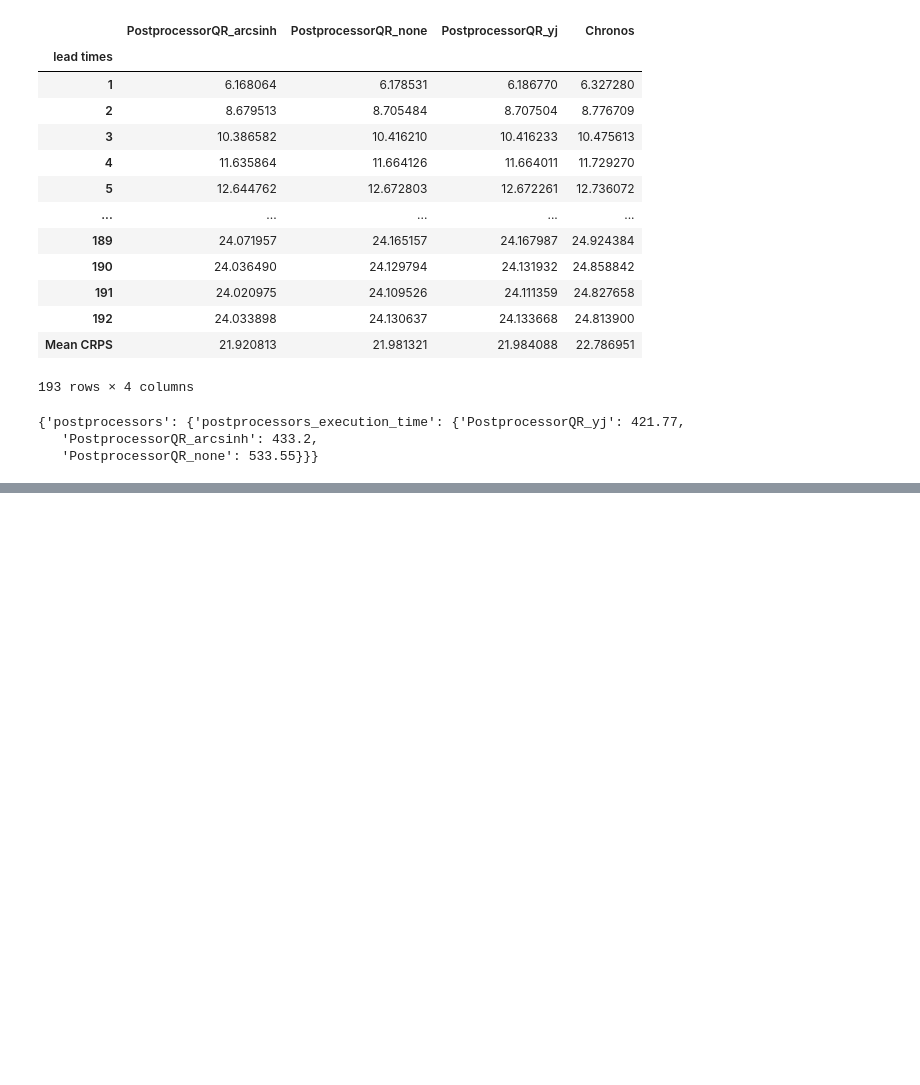
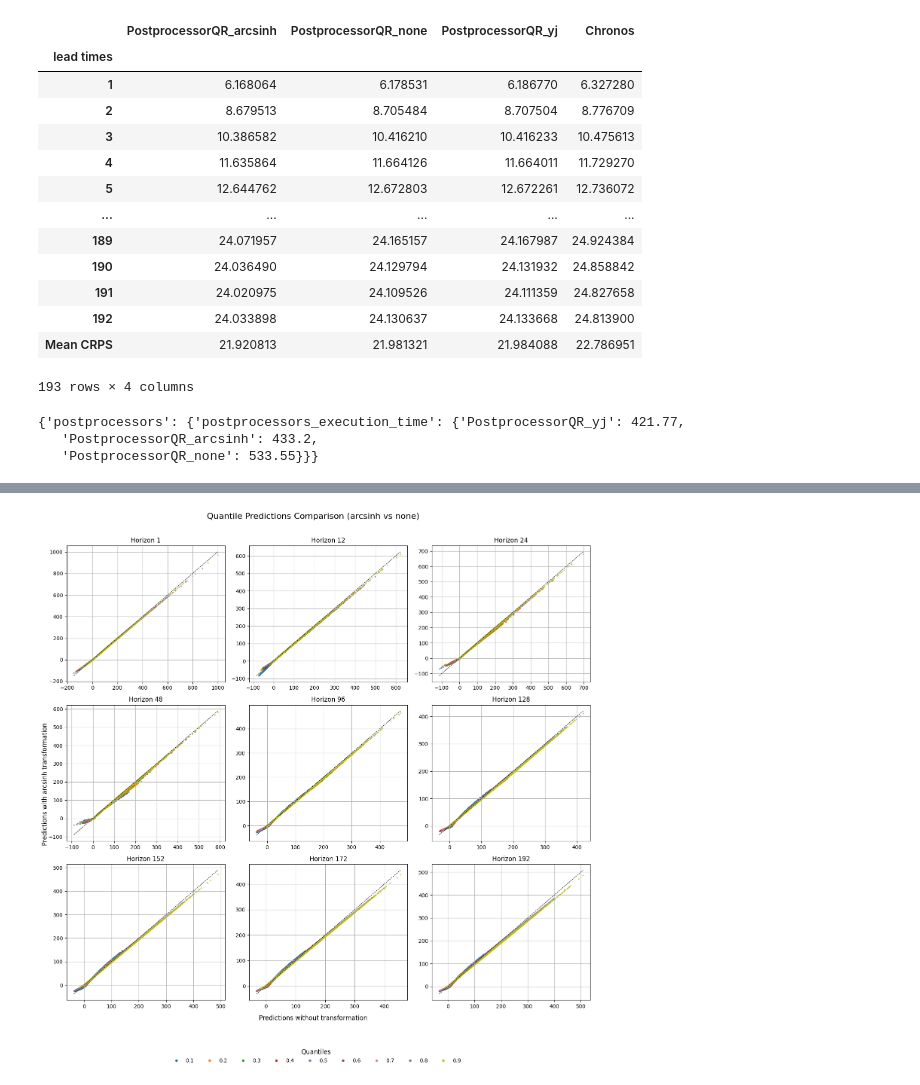
Before and after one commit to LouisSko/master-thesis, a Jupyter notebook: archive/transformation_methods.ipynb, the cells around one changed output, grey strips where cells are left out. Saved outputs shown, nothing was run; the diff lists cells and outputs as text; code cells hidden in the pictures; blank space fills up the shorter version.

Commit message:
Add scatter plot comparing predictions with different transformations

```diff
--- a/archive/transformation_methods.ipynb
+++ b/archive/transformation_methods.ipynb
@@ -523,0 +543,2 @@ results2[1]
+# %%
+preds = load_predictions("/Users/louisskowronek/Documents/thesis/master-thesis/results/tests/transformations-QR/wholesale-prices/chronos-zero-shot/backtest")
@@ -523,0 +559,62 @@ results2[1]
+# %%
+import matplotlib.pyplot as plt
+import numpy as np
+import matplotlib.cm as cm
+
+quantiles = np.round(np.arange(0.1, 1.0, 0.1), 2)
+forecast_horizons = [1, 12, 24, 48, 96, 128, 152, 172, 192]
+
+# Create a color map with 9 distinct colors
+prop_cycle = plt.rcParams['axes.prop_cycle']
+colors = [c['color'] for c in prop_cycle][:len(quantiles)]
+
+fig, axes = plt.subplots(3, 3, figsize=(15, 15))
+axes = axes.flatten()
+
+for i, fc_horizon in enumerate(forecast_horizons):
+    preds_transf = preds["PostprocessorQR_arcsinh"].item_ids[0].to_dataframe(fc_horizon)
+    preds_none = preds["PostprocessorQR_none"].item_ids[0].to_dataframe(fc_horizon)
+
+    ax = axes[i]
+    for j, q in enumerate(quantiles):
+        ax.scatter(
+            preds_none[q],
+            preds_transf[q],
+            s=3,
+            alpha=0.6,
+            color=colors[j],
+            label=f"{q:.1f}" if i == 0 else None  # only add legend in first subplot
+        )
+
+    # Reference line y = x
+    all_vals = np.concatenate([preds_none[quantiles].values.flatten(), preds_transf[quantiles].values.flatten()])
+    lims = [all_vals.min(), all_vals.max()]
+    ax.plot(lims, lims, 'k--', linewidth=0.8)
+
+    ax.set_title(f"Horizon {fc_horizon}")
+    ax.grid(True)
+
+# Shared labels and figure title
+fig.suptitle("Quantile Predictions Comparison (arcsinh vs none)", fontsize=16)
+fig.supxlabel("Predictions without transformation", y=0.08)
+fig.supylabel("Predictions with arcsinh transformation")
+
+# Global legend with unique handles/colors
+legend_handles = [plt.Line2D([0], [0], marker='o', color='w', label=f"{q:.1f}",
+                             markerfacecolor=colors[i], markersize=6)
+                  for i, q in enumerate(quantiles)]
+
+fig.legend(
+    handles=legend_handles,
+    title="Quantiles",
+    loc='lower center',
+    ncol=9,
+    frameon=False,
+    fontsize='medium',
+    title_fontsize='large'
+)
+
+plt.tight_layout(rect=[0, 0.07, 1, 0.97])  # adjust to fit legend and title
+plt.show()
+# %% [output]
+[figure, added]
```
Also changed, not shown: parts of 11 cells of this notebook.
